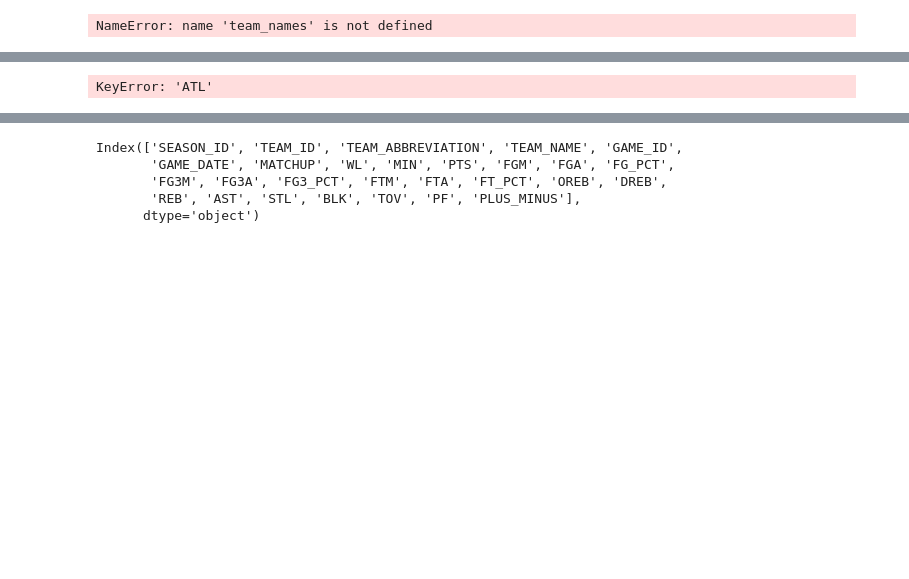
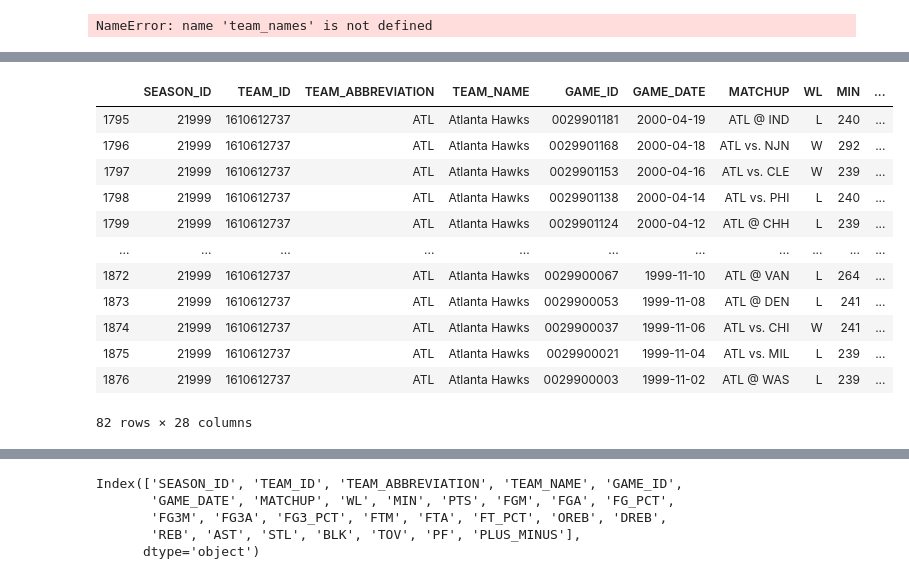
Before and after one commit to callaunchpad/BalliNN, a Jupyter notebook: Game_by_Game.ipynb, the cells around one changed output, grey strips where cells are left out. Saved outputs shown, nothing was run; the diff lists cells and outputs as text; code cells hidden in the pictures; blank space fills up the shorter version.

```diff
--- a/Game_by_Game.ipynb
+++ b/Game_by_Game.ipynb
@@ -142,4 +231,16 @@ KeyError: 'ATL'
 # %%
-team_names["ATL"].loc[team_names["ATL"]["SEASON_ID"].str.contains("2018")]
+team_names["ATL"].loc[team_names["ATL"]["SEASON_ID"].str.contains("21999")]
 # %% [output]
+|  | SEASON_ID | TEAM_ID | TEAM_ABBREVIATION | TEAM_NAME | GAME_ID | GAME_DATE | MATCHUP | WL | MIN | ... |
+| 1795 | 21999 | 1610612737 | ATL | Atlanta Hawks | 0029901181 | 2000-04-19 | ATL @ IND | L | 240 | ... |
+| 1796 | 21999 | 1610612737 | ATL | Atlanta Hawks | 0029901168 | 2000-04-18 | ATL vs. NJN | W | 292 | ... |
+| 1797 | 21999 | 1610612737 | ATL | Atlanta Hawks | 0029901153 | 2000-04-16 | ATL vs. CLE | W | 239 | ... |
+| 1798 | 21999 | 1610612737 | ATL | Atlanta Hawks | 0029901138 | 2000-04-14 | ATL vs. PHI | L | 240 | ... |
+| 1799 | 21999 | 1610612737 | ATL | Atlanta Hawks | 0029901124 | 2000-04-12 | ATL @ CHH | L | 239 | ... |
+| ... | ... | ... | ... | ... | ... | ... | ... | ... | ... | ... |
+| 1872 | 21999 | 1610612737 | ATL | Atlanta Hawks | 0029900067 | 1999-11-10 | ATL @ VAN | L | 264 | ... |
+| 1873 | 21999 | 1610612737 | ATL | Atlanta Hawks | 0029900053 | 1999-11-08 | ATL @ DEN | L | 241 | ... |
+| 1874 | 21999 | 1610612737 | ATL | Atlanta Hawks | 0029900037 | 1999-11-06 | ATL vs. CHI | W | 241 | ... |
+| 1875 | 21999 | 1610612737 | ATL | Atlanta Hawks | 0029900021 | 1999-11-04 | ATL vs. MIL | L | 239 | ... |
+| 1876 | 21999 | 1610612737 | ATL | Atlanta Hawks | 0029900003 | 1999-11-02 | ATL @ WAS | L | 239 | ... |
-KeyError: 'ATL'
+82 rows × 28 columns
```
Also changed, not shown: parts of 23 cells of this notebook, 1 other file.
